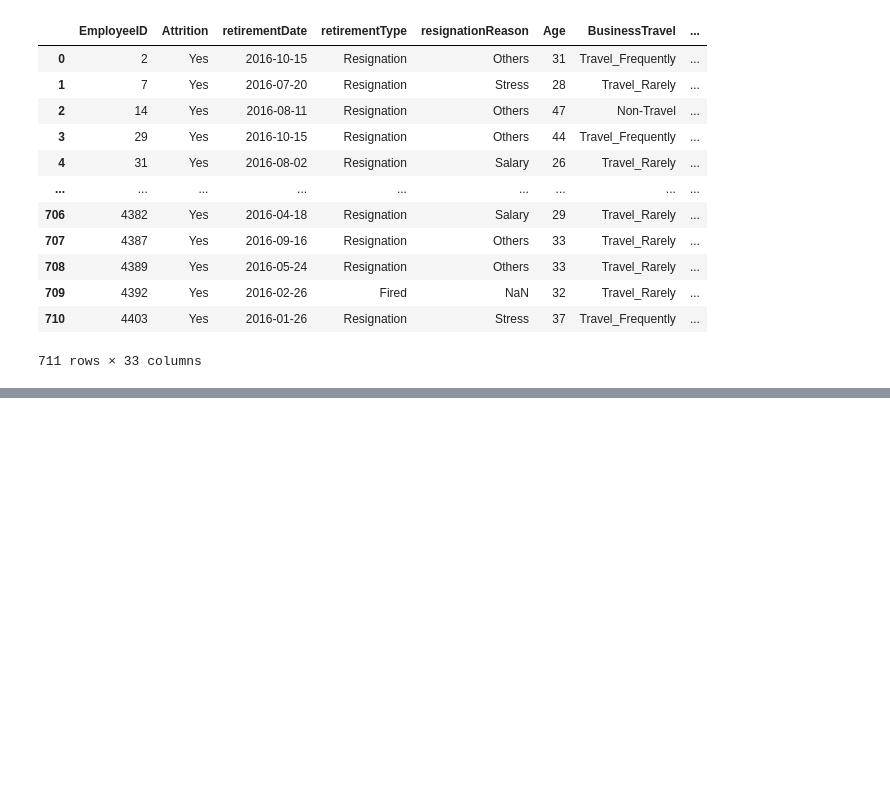
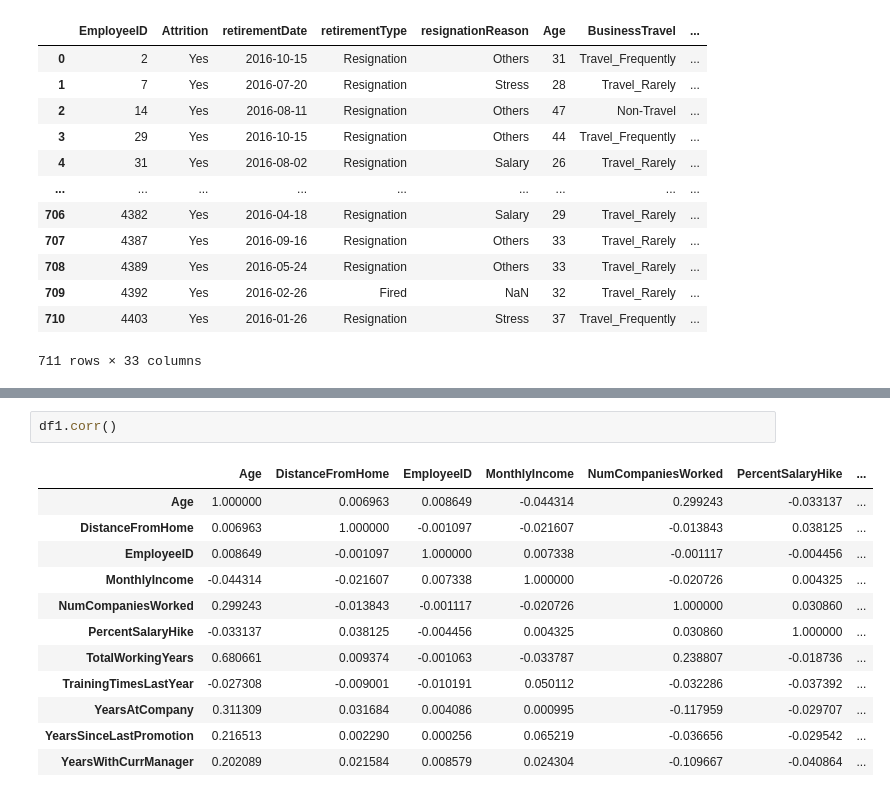
Before and after one commit to anaperez10/Analiticalll, a Jupyter notebook: RRHH.ipynb, the cells around one changed output, grey strips where cells are left out. Saved outputs shown, nothing was run; the diff lists cells and outputs as text; blank space fills up the shorter version.

```diff
--- a/RRHH.ipynb
+++ b/RRHH.ipynb
@@ -424,0 +478,15 @@ fig.show()
+# %%
+df1.corr()
+# %% [output]
+|  | Age | DistanceFromHome | EmployeeID | MonthlyIncome | NumCompaniesWorked | PercentSalaryHike | ... |
+| Age | 1.000000 | 0.006963 | 0.008649 | -0.044314 | 0.299243 | -0.033137 | ... |
+| DistanceFromHome | 0.006963 | 1.000000 | -0.001097 | -0.021607 | -0.013843 | 0.038125 | ... |
+| EmployeeID | 0.008649 | -0.001097 | 1.000000 | 0.007338 | -0.001117 | -0.004456 | ... |
+| MonthlyIncome | -0.044314 | -0.021607 | 0.007338 | 1.000000 | -0.020726 | 0.004325 | ... |
+| NumCompaniesWorked | 0.299243 | -0.013843 | -0.001117 | -0.020726 | 1.000000 | 0.030860 | ... |
+| PercentSalaryHike | -0.033137 | 0.038125 | -0.004456 | 0.004325 | 0.030860 | 1.000000 | ... |
+| TotalWorkingYears | 0.680661 | 0.009374 | -0.001063 | -0.033787 | 0.238807 | -0.018736 | ... |
+| TrainingTimesLastYear | -0.027308 | -0.009001 | -0.010191 | 0.050112 | -0.032286 | -0.037392 | ... |
+| YearsAtCompany | 0.311309 | 0.031684 | 0.004086 | 0.000995 | -0.117959 | -0.029707 | ... |
+| YearsSinceLastPromotion | 0.216513 | 0.002290 | 0.000256 | 0.065219 | -0.036656 | -0.029542 | ... |
+| YearsWithCurrManager | 0.202089 | 0.021584 | 0.008579 | 0.024304 | -0.109667 | -0.040864 | ... |
```
Also changed, not shown: parts of 8 cells of this notebook.
